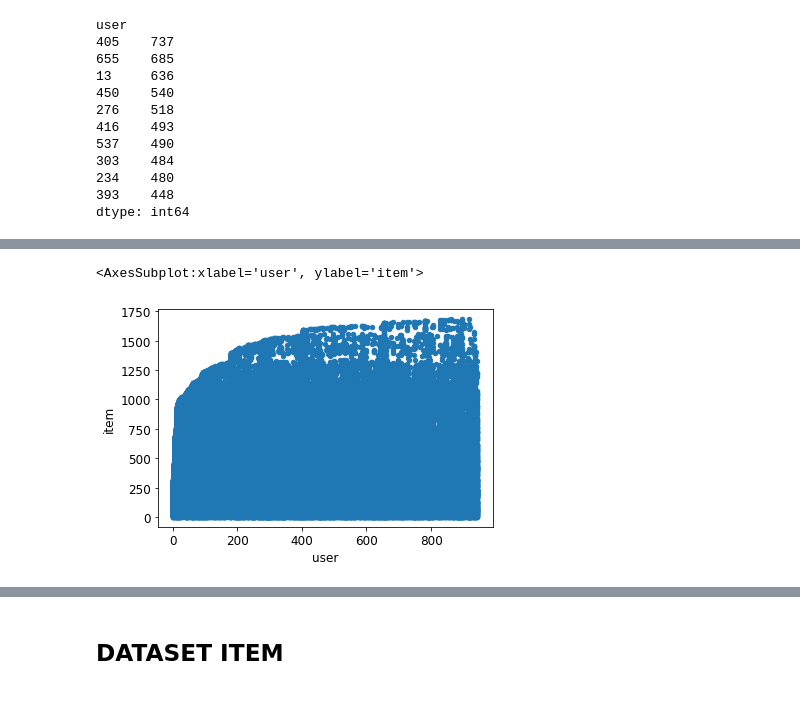
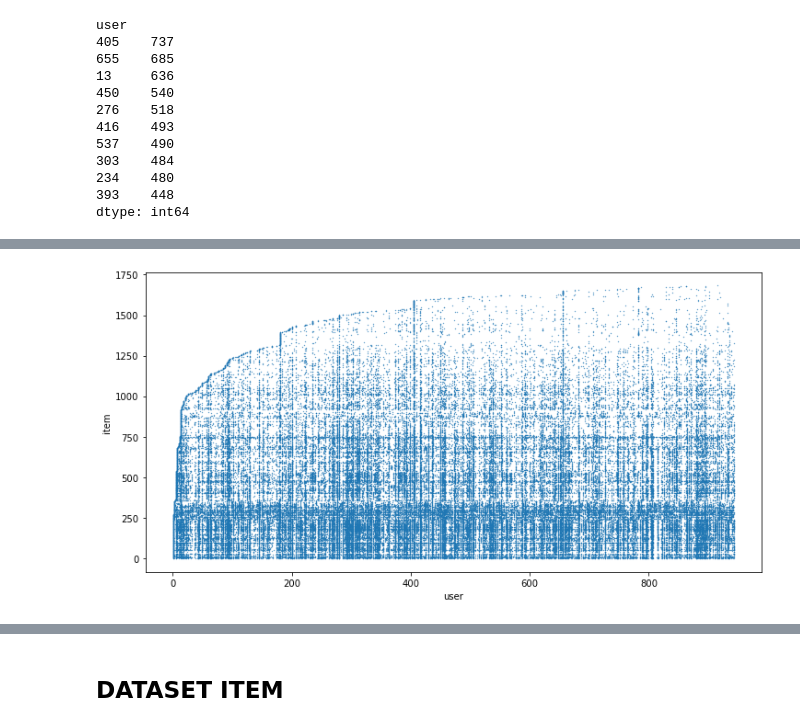
Before and after one commit to SamueleCrispino/recommender-system, a Jupyter notebook: recommender_system.ipynb, the cells around one changed output, grey strips where cells are left out. Drawn from its saved outputs; the diff is of its cells as text; code cells hidden in the pictures; blank space fills up the shorter version.

```diff
--- a/recommender_system.ipynb
+++ b/recommender_system.ipynb
@@ -102,5 +144,8 @@ plt.rcParams.update({'font.size': 12})
 # %%
-df[["user", "item"]].plot.scatter(x="user", y="item")
+df[["user", "item"]].plot.scatter(x="user", y="item", s=0.1)
+
+plt.rcParams.update({'font.size': 12})
+fig = plt.gcf()
+fig.set_size_inches(12, 6)
 # %% [output]
-<AxesSubplot:xlabel='user', ylabel='item'>
-[figure, old version]
+[figure, new version]
```
Also changed, not shown: parts of 34 cells of this notebook.
